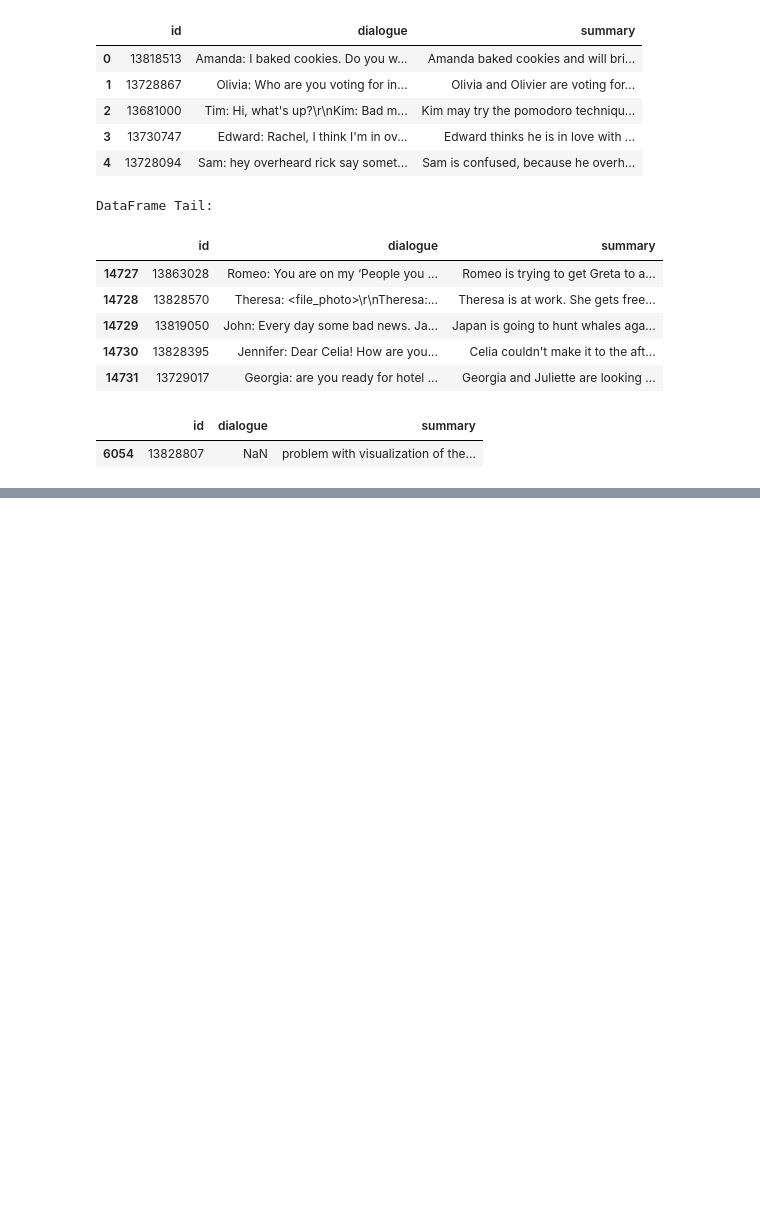
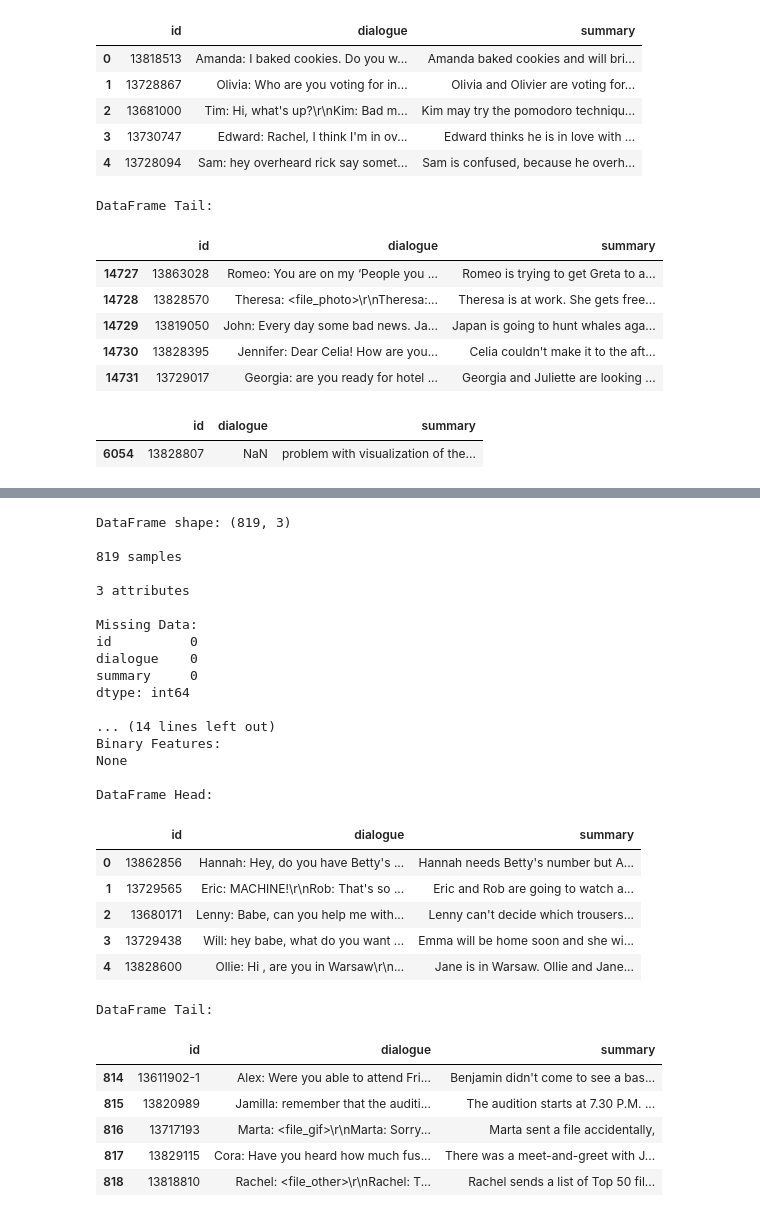
Before and after one commit to LuluW8071/ASR-with-Speech-Sentiment-and-Text-Summarizer, a Jupyter notebook: src/Text_Summarizer/notebooks/bart_finetuned.ipynb, the cells around one changed output, grey strips where cells are left out. Drawn from its saved outputs; the diff is of its cells as text; code cells hidden in the pictures; blank space fills up the shorter version.

Commit message:
visualizing test set

```diff
--- a/src/Text_Summarizer/notebooks/bart_finetuned.ipynb
+++ b/src/Text_Summarizer/notebooks/bart_finetuned.ipynb
@@ -287,0 +313,36 @@ plot_correlation(df_tfidfvect, 'Bigrams', 'Train - Summary', 800, 800, 12)
+# %%
+
+
+# Extracting info on the test dataset
+describe_df(test)
+# %% [output]
+DataFrame shape: (819, 3)
+
+819 samples
+
+3 attributes
+
+Missing Data:
+id          0
+dialogue    0
+summary     0
+dtype: int64
+
+... (14 lines left out)
+Binary Features:
+None
+
+DataFrame Head:
+|  | id | dialogue | summary |
+| 0 | 13862856 | Hannah: Hey, do you have Betty's ... | Hannah needs Betty's number but A... |
+| 1 | 13729565 | Eric: MACHINE!\r\nRob: That's so ... | Eric and Rob are going to watch a... |
+| 2 | 13680171 | Lenny: Babe, can you help me with... | Lenny can't decide which trousers... |
+| 3 | 13729438 | Will: hey babe, what do you want ... | Emma will be home soon and she wi... |
+| 4 | 13828600 | Ollie: Hi , are you in Warsaw\r\n... | Jane is in Warsaw. Ollie and Jane... |
+DataFrame Tail:
+|  | id | dialogue | summary |
+| 814 | 13611902-1 | Alex: Were you able to attend Fri... | Benjamin didn't come to see a bas... |
+| 815 | 13820989 | Jamilla: remember that the auditi... | The audition starts at 7.30 P.M. ... |
+| 816 | 13717193 | Marta: <file_gif>\r\nMarta: Sorry... | Marta sent a file accidentally, |
+| 817 | 13829115 | Cora: Have you heard how much fus... | There was a meet-and-greet with J... |
+| 818 | 13818810 | Rachel: <file_other>\r\nRachel: T... | Rachel sends a list of Top 50 fil... |
```
Also changed, not shown: parts of 11 cells of this notebook.
